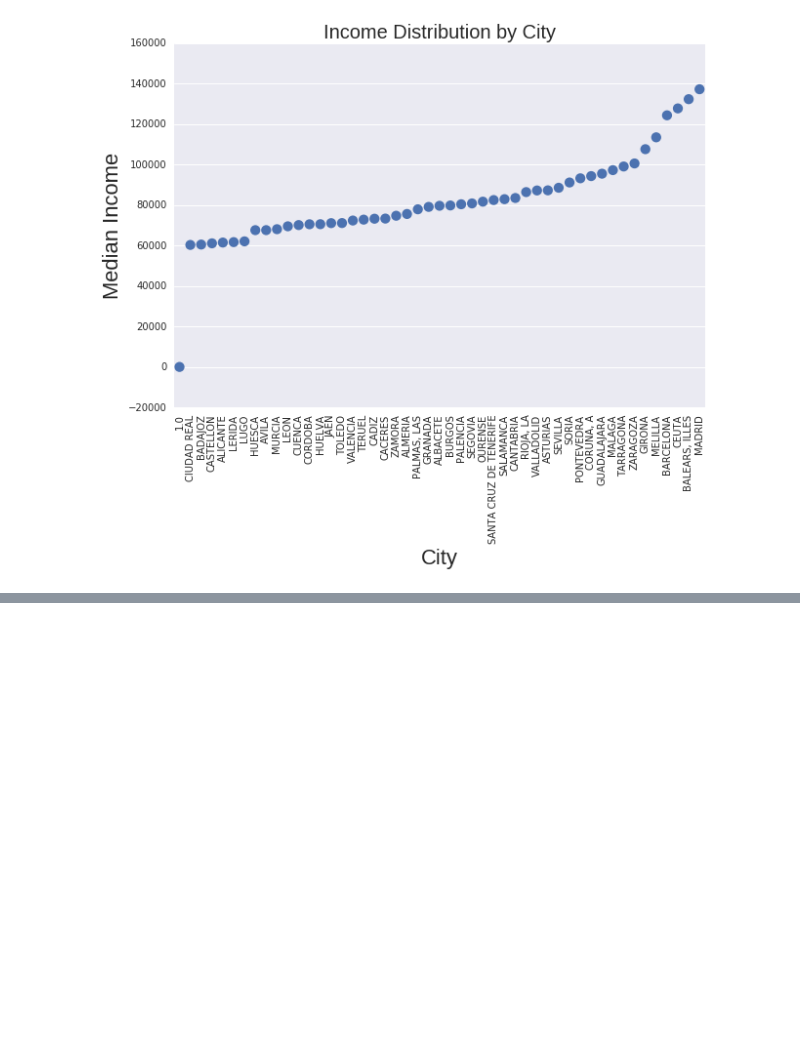
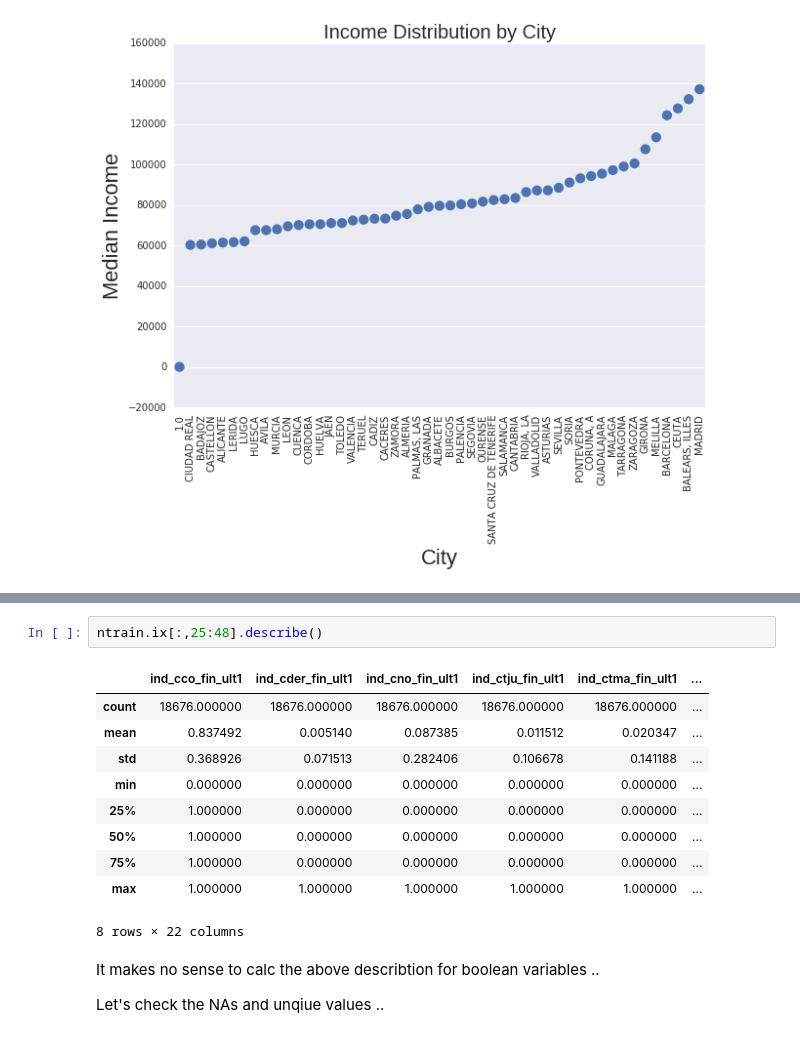
Before and after one commit to EAboelhamd/Kaggle-Competitions, a Jupyter notebook: Santander Product Recommendation.ipynb, the cells around one changed output, grey strips where cells are left out. Drawn from its saved outputs; the diff is of its cells as text; blank space fills up the shorter version.

```diff
--- a/Santander Product Recommendation.ipynb
+++ b/Santander Product Recommendation.ipynb
@@ -955,0 +1029,17 @@ Yes, the date points get closer to each other !
+# %%
+ntrain.ix[:,25:48].describe()
+# %% [output]
+|  | ind_cco_fin_ult1 | ind_cder_fin_ult1 | ind_cno_fin_ult1 | ind_ctju_fin_ult1 | ind_ctma_fin_ult1 | ... |
+| count | 18676.000000 | 18676.000000 | 18676.000000 | 18676.000000 | 18676.000000 | ... |
+| mean | 0.837492 | 0.005140 | 0.087385 | 0.011512 | 0.020347 | ... |
+| std | 0.368926 | 0.071513 | 0.282406 | 0.106678 | 0.141188 | ... |
+| min | 0.000000 | 0.000000 | 0.000000 | 0.000000 | 0.000000 | ... |
+| 25% | 1.000000 | 0.000000 | 0.000000 | 0.000000 | 0.000000 | ... |
+| 50% | 1.000000 | 0.000000 | 0.000000 | 0.000000 | 0.000000 | ... |
+| 75% | 1.000000 | 0.000000 | 0.000000 | 0.000000 | 0.000000 | ... |
+| max | 1.000000 | 1.000000 | 1.000000 | 1.000000 | 1.000000 | ... |
+8 rows × 22 columns
+# %% [markdown]
+It makes no sense to calc the above describtion for boolean variables ..
+
+Let's check the NAs and unqiue values ..
```
Also changed, not shown: parts of 9 cells of this notebook.
